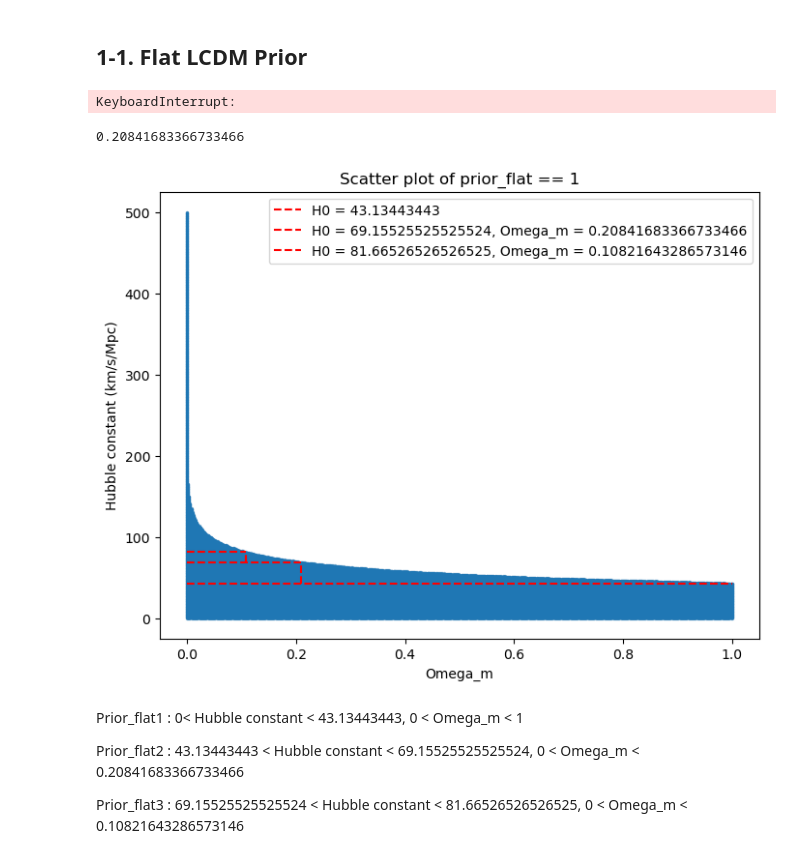
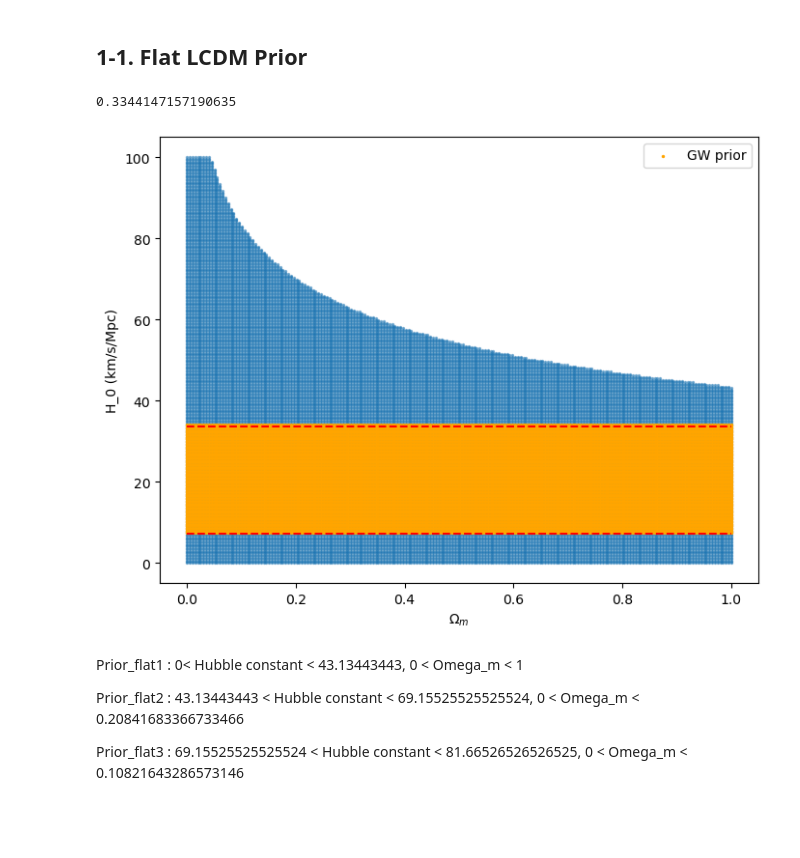
Before and after one commit to john1256/KASI_Ms, a Jupyter notebook: 2025/Field_research/Midterm_proj_prior.ipynb, the cells around one changed output. Saved outputs shown, nothing was run; the diff lists cells and outputs as text; code cells hidden in the pictures; blank space fills up the shorter version.

```diff
--- a/2025/Field_research/Midterm_proj_prior.ipynb
+++ b/2025/Field_research/Midterm_proj_prior.ipynb
@@ -73,48 +73,48 @@ def AgeofUniverse(H0,omegam, omegalamb):
 ## 1-1. Flat LCDM Prior
 # %%
 # Calculate the prior for Flat LCDM
-omegam = np.linspace(0.0, 1, 500)
+omegam = np.linspace(0.0, 1., 200)
 omegalamb = 1.0 - omegam
-Hubble0 = np.linspace(0.1,500,1000)
+Hubble0 = np.linspace(0.01,100,300)
 H_Flat, M_Flat = np.meshgrid(Hubble0, omegam)
 L_Flat = 1 - M_Flat
 prior_flat = np.zeros(M_Flat.shape)
 age_flat = AgeofUniverse(H_Flat, M_Flat, L_Flat)
 prior_flat[age_flat >= 15] = 1
 np.save('prior_flat.npy', prior_flat)
-# %% [output]
-KeyboardInterrupt:
 # %%
 prior_flat = np.load('prior_flat.npy')
-omegam = np.linspace(0.0, 1, 500)
+omegam = np.linspace(0.0, 1, 200)
 omegalamb = 1.0 - omegam
-Hubble0 = np.linspace(0.1,500,1000)
+Hubble0 = np.linspace(0.01,100,300)
 H_Flat, M_Flat = np.meshgrid(Hubble0, omegam)
-H_Flat[np.where((M_Flat >=0.1) & (M_Flat <0.11) & (prior_flat == 1))][-1]
-M_Flat[np.where((M_Flat >=0.2) & (M_Flat <0.21) & (prior_flat == 1))][-1]
-# %% [output]
-0.20841683366733466
+# %%
+Hubble0[1] - Hubble0[0]  # Difference between first two Hubble constants
+# %% [output]
+0.3344147157190635
 # %%
 
 # Hubble0와 omegam은 prior_flat의 축과 일치해야 합니다.
 # prior_flat이 1인 위치의 인덱스를 찾음
 idx = np.where(prior_flat == 1)
+max_h = 20.52832336 + 5*2.64373053
+min_h = 20.52832336 - 5*2.64373053
+
+cond1 = np.where((H_Flat >= min_h) & (H_Flat <= max_h+0.4) & (prior_flat == 1))
 
 # x축: omegam, y축: Hubble0
 plt.figure(figsize=(8, 6))
-plt.scatter(M_Flat[idx], H_Flat[idx], s=2, alpha=0.5)
-plt.hlines(y=43.13443443,xmin=0.0, xmax = 1, color='red', linestyle='--', linewidth=1.5, label = 'H0 = 43.13443443')
-plt.hlines(y=69.15525525525524, xmin = 0.0, xmax = 0.20841683366733466, color='red', linestyle='--', linewidth=1.5, label = 'H0 = 69.15525525525524, Omega_m = 0.20841683366733466')
-plt.vlines(x = 0.20841683366733466, ymin = 43.13443443, ymax = 69.15525525525524, color='red', linestyle='--', linewidth=1.5)
-plt.hlines(y=81.66526526526525,xmin = 0.0, xmax =0.10821643286573146,  color='red', linestyle='--', linewidth=1.5, label = 'H0 = 81.66526526526525, Omega_m = 0.10821643286573146')
-plt.vlines(x = 0.10821643286573146, ymin = 69.15525525525524, ymax = 81.66526526526525, color='red', linestyle='--', linewidth=1.5)
-plt.xlabel('Omega_m')
-plt.ylabel('Hubble constant (km/s/Mpc)')
-plt.title('Scatter plot of prior_flat == 1')
+plt.scatter(M_Flat[idx], H_Flat[idx], s=2, alpha=0.5, zorder = 1)
+plt.scatter(M_Flat[cond1], H_Flat[cond1], s=2, alpha=1, color='orange',label = 'GW prior', zorder = 2)
+plt.hlines(y = min_h, xmin=0, xmax=1, color='red', linestyle='--', zorder=3)
+plt.hlines(y = max_h, xmin=0, xmax=1, color='red', linestyle='--', zorder=3)
+plt.xlabel(r'$\Omega_m$')
+plt.ylabel(r'H_0 (km/s/Mpc)')
 plt.legend()
+plt.savefig('./Figs/prior_flat.png', dpi=300, bbox_inches='tight')
 plt.show()
 # %% [output]
-[figure, old version]
+[figure, new version]
 # %% [markdown]
 Prior_flat1 : 0< Hubble constant < 43.13443443, 0 < Omega_m < 1
 
```
Also changed, not shown: parts of 11 cells of this notebook, 50 other files.
